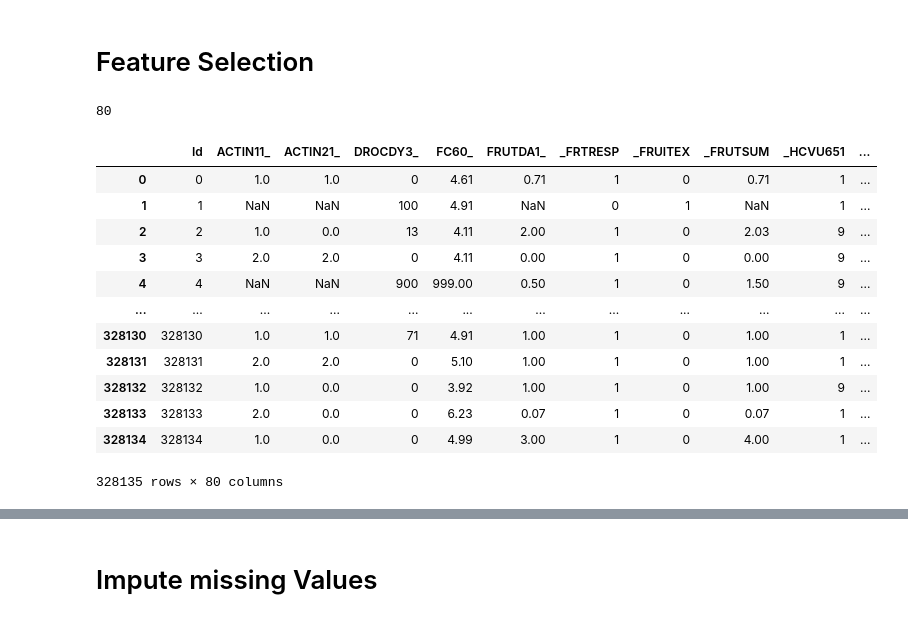
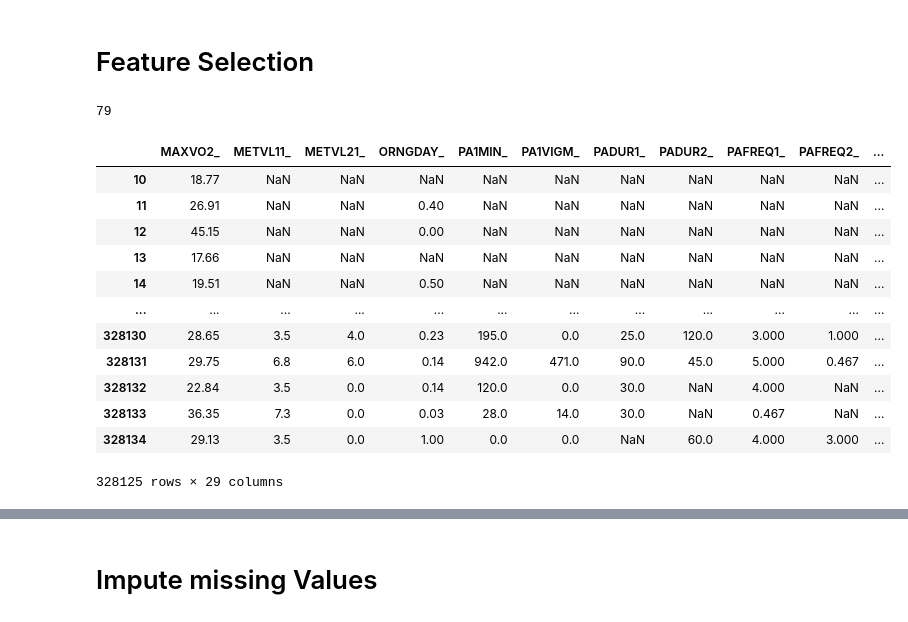
Before and after one commit to 8gabri8/heart_attack_ML, a Jupyter notebook: EDA.ipynb, the cells around one changed output, grey strips where cells are left out. Drawn from its saved outputs; the diff is of its cells as text; code cells hidden in the pictures.

```diff
--- a/EDA.ipynb
+++ b/EDA.ipynb
@@ -24,7 +24,7 @@ data_dict = {
     "ACTIN11_": ["nan", "discrete"],
     "ACTIN21_": ["nan", "discrete"],
     "DROCDY3_": [900, "continous"],
-    "FC60_": [99900, "continous"],
+    "FC60_": [999, "continous"], # ATTENTION, WAS WRITTE 99900 ..> but in reality is 999
     "FRUTDA1_": ["nan", "continous"],
     "_FRTRESP": ["no_missing", "discrete"],
     "_FRUITEX": ["no_missing", "discrete"],
@@ -50,7 +50,6 @@ data_dict = {
     "_PASTAE1": [9, "discrete"],
     "_PASTRNG": [9, "discrete"],
     "_PNEUMO2": [9, "discrete"],
-    "_PRACE1": [99, "discrete"],
     "_RACE": [9, "discrete"],
     "_RACEG21": [9, "discrete"],
     "_RACEGR3": [9, "discrete"],
@@ -71,7 +70,7 @@ data_dict = {
     "_VEGETEX": [1, "discrete"],
     "_VEGLT1": [9, "discrete"],
     "GRENDAY_": ["nan", "continous"],
-    "MAXVO2_": [99900, "continous"],
+    "MAXVO2_": [999, "continous"], # ATTENTION, WAS WRITTE 99900 ..> but in reality is 999
     "METVL11_": ["nan", "continous"],
     "METVL21_": ["nan", "continous"],
     "ORNGDAY_": ["nan", "continous"],
@@ -94,46 +93,48 @@ data_dict = {
     "_CASTHM1": [9, "discrete"],
     "_CHLDCNT": [9, "discrete"],
     "_CHOLCHK": [9, "discrete"],
     "_DRDXAR1": ["nan", "discrete"],
     "_DRNKWEK": [99900, "continous"],
     "_EDUCAG": [9, "discrete"],
     "_FLSHOT6": [9, "discrete"],
     "_FRT16": [0, "discrete"],
     "_FRTLT1": [9, "discrete"]
 }
 
 """
 VC calculated but not used because
-    - not present in out dataset: '_MICHD', '_VEGRESPFTJUDA1_', 'PAINACT2'
+    - not present in out dataset: '_MICHD', '_VEGRESP" "FTJUDA1_', 'PAINACT2'
     - make no sense:
         "_LLCPWT" "_DUALCOR" "_DUALUSE" --> HIDDEN or cell phone
         ("_AGE65YR" "_AGEG5YR" _AGE_G--> alredy rpesent in AGE80)
         "_BMI5CAT" --> altry in _BMI
+    # do not like it
+        -"_PRACE1": [99/77, "discrete"]
 """
 
 # TODO: Maybe add other cols that could be useful
 other_useful_cols = np.array(["Id"])
 
 # Columns to select
 useful_cols = np.concatenate([other_useful_cols, list(data_dict.keys())])
 
 # Select usduful cols
 df_filtered = df[useful_cols].copy()
 print(len(df_filtered.columns))
 
-df_filtered
+df_filtered.iloc[10:,50:]
 # %% [output]
-80
+79
-|  | Id | ACTIN11_ | ACTIN21_ | DROCDY3_ | FC60_ | FRUTDA1_ | _FRTRESP | _FRUITEX | _FRUTSUM | _HCVU651 | ... |
-| 0 | 0 | 1.0 | 1.0 | 0 | 4.61 | 0.71 | 1 | 0 | 0.71 | 1 | ... |
-| 1 | 1 | NaN | NaN | 100 | 4.91 | NaN | 0 | 1 | NaN | 1 | ... |
-| 2 | 2 | 1.0 | 0.0 | 13 | 4.11 | 2.00 | 1 | 0 | 2.03 | 9 | ... |
-| 3 | 3 | 2.0 | 2.0 | 0 | 4.11 | 0.00 | 1 | 0 | 0.00 | 9 | ... |
-| 4 | 4 | NaN | NaN | 900 | 999.00 | 0.50 | 1 | 0 | 1.50 | 9 | ... |
+|  | MAXVO2_ | METVL11_ | METVL21_ | ORNGDAY_ | PA1MIN_ | PA1VIGM_ | PADUR1_ | PADUR2_ | PAFREQ1_ | PAFREQ2_ | ... |
+| 10 | 18.77 | NaN | NaN | NaN | NaN | NaN | NaN | NaN | NaN | NaN | ... |
+| 11 | 26.91 | NaN | NaN | 0.40 | NaN | NaN | NaN | NaN | NaN | NaN | ... |
+| 12 | 45.15 | NaN | NaN | 0.00 | NaN | NaN | NaN | NaN | NaN | NaN | ... |
+| 13 | 17.66 | NaN | NaN | NaN | NaN | NaN | NaN | NaN | NaN | NaN | ... |
+| 14 | 19.51 | NaN | NaN | 0.50 | NaN | NaN | NaN | NaN | NaN | NaN | ... |
 | ... | ... | ... | ... | ... | ... | ... | ... | ... | ... | ... | ... |
-| 328130 | 328130 | 1.0 | 1.0 | 71 | 4.91 | 1.00 | 1 | 0 | 1.00 | 1 | ... |
-| 328131 | 328131 | 2.0 | 2.0 | 0 | 5.10 | 1.00 | 1 | 0 | 1.00 | 1 | ... |
-| 328132 | 328132 | 1.0 | 0.0 | 0 | 3.92 | 1.00 | 1 | 0 | 1.00 | 9 | ... |
-| 328133 | 328133 | 2.0 | 0.0 | 0 | 6.23 | 0.07 | 1 | 0 | 0.07 | 1 | ... |
-| 328134 | 328134 | 1.0 | 0.0 | 0 | 4.99 | 3.00 | 1 | 0 | 4.00 | 1 | ... |
+| 328130 | 28.65 | 3.5 | 4.0 | 0.23 | 195.0 | 0.0 | 25.0 | 120.0 | 3.000 | 1.000 | ... |
+| 328131 | 29.75 | 6.8 | 6.0 | 0.14 | 942.0 | 471.0 | 90.0 | 45.0 | 5.000 | 0.467 | ... |
+| 328132 | 22.84 | 3.5 | 0.0 | 0.14 | 120.0 | 0.0 | 30.0 | NaN | 4.000 | NaN | ... |
+| 328133 | 36.35 | 7.3 | 0.0 | 0.03 | 28.0 | 14.0 | 30.0 | NaN | 0.467 | NaN | ... |
+| 328134 | 29.13 | 3.5 | 0.0 | 1.00 | 0.0 | 0.0 | NaN | 60.0 | 4.000 | 3.000 | ... |
-328135 rows × 80 columns
+328125 rows × 29 columns
```
Also changed, not shown: parts of 4 cells of this notebook.
